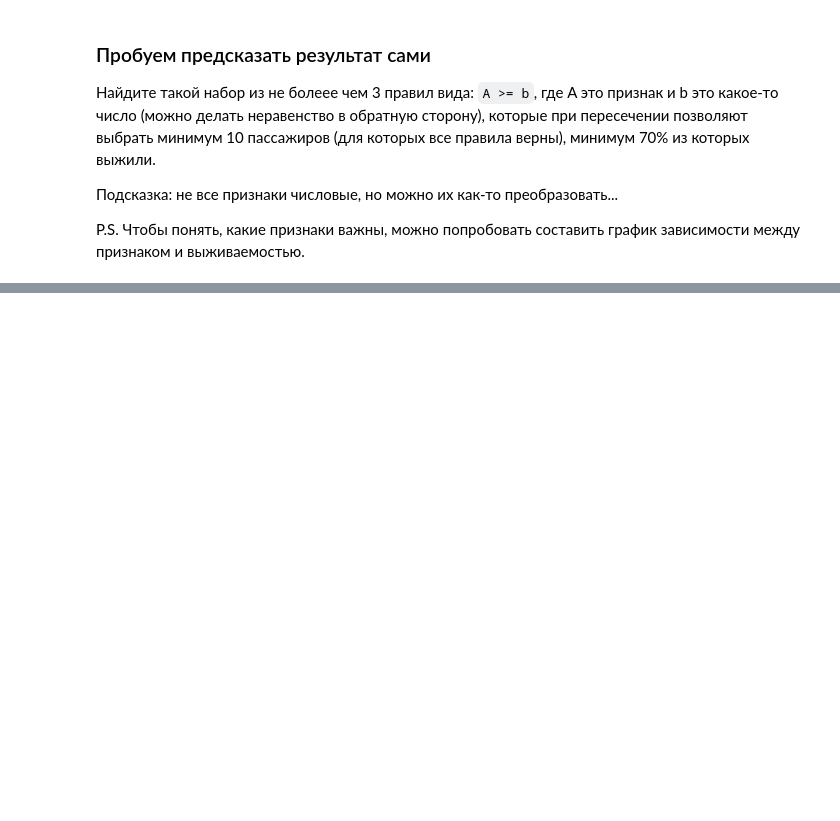
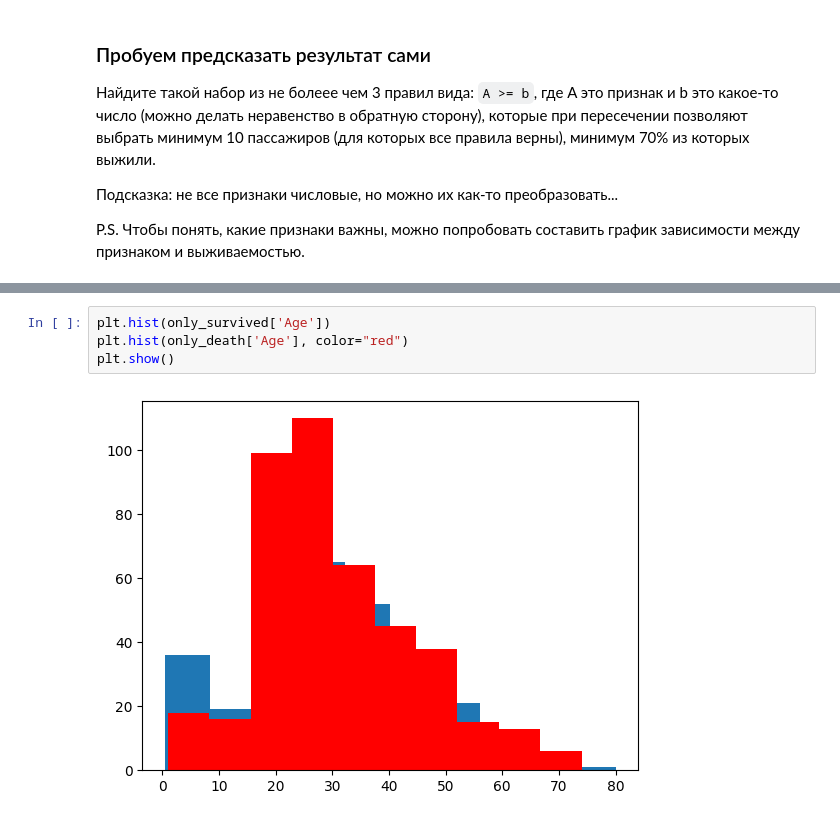
Before and after one commit to MaxTernat0r/ML_9_study, a Jupyter notebook: topic_3/datasets/e6a7b904-5075-4f14-b7b8-3aaf2c8c60a8.ipynb, the cells around one changed output, grey strips where cells are left out. Drawn from its saved outputs; the diff is of its cells as text; blank space fills up the shorter version.

```diff
--- a/topic_3/datasets/e6a7b904-5075-4f14-b7b8-3aaf2c8c60a8.ipynb
+++ b/topic_3/datasets/e6a7b904-5075-4f14-b7b8-3aaf2c8c60a8.ipynb
@@ -378,0 +416,6 @@ P.S. Чтобы понять, какие признаки важны, можно
+# %%
+plt.hist(only_survived['Age'])
+plt.hist(only_death['Age'], color="red")
+plt.show()
+# %% [output]
+[figure, added]
```
Also changed, not shown: parts of 13 cells of this notebook.
